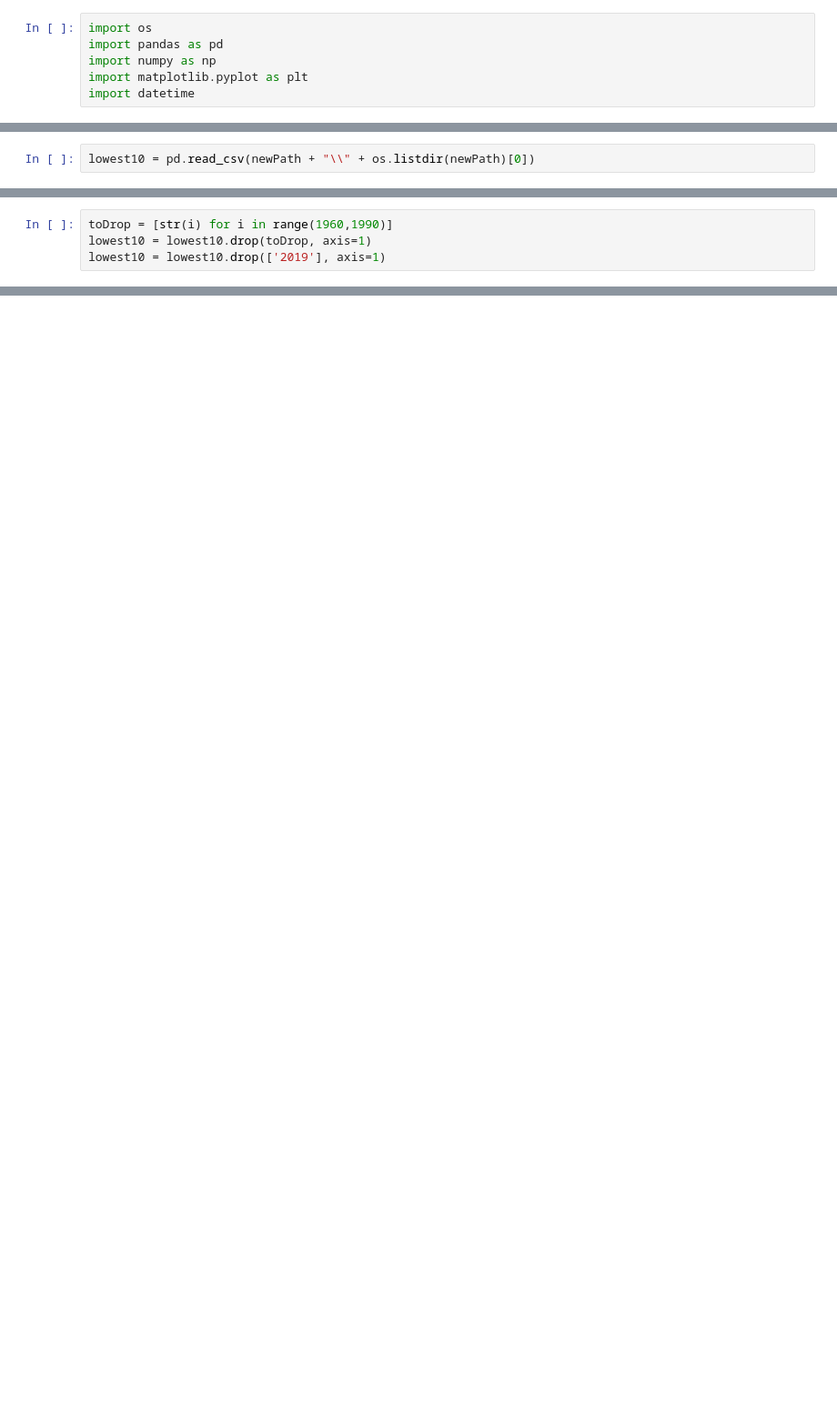
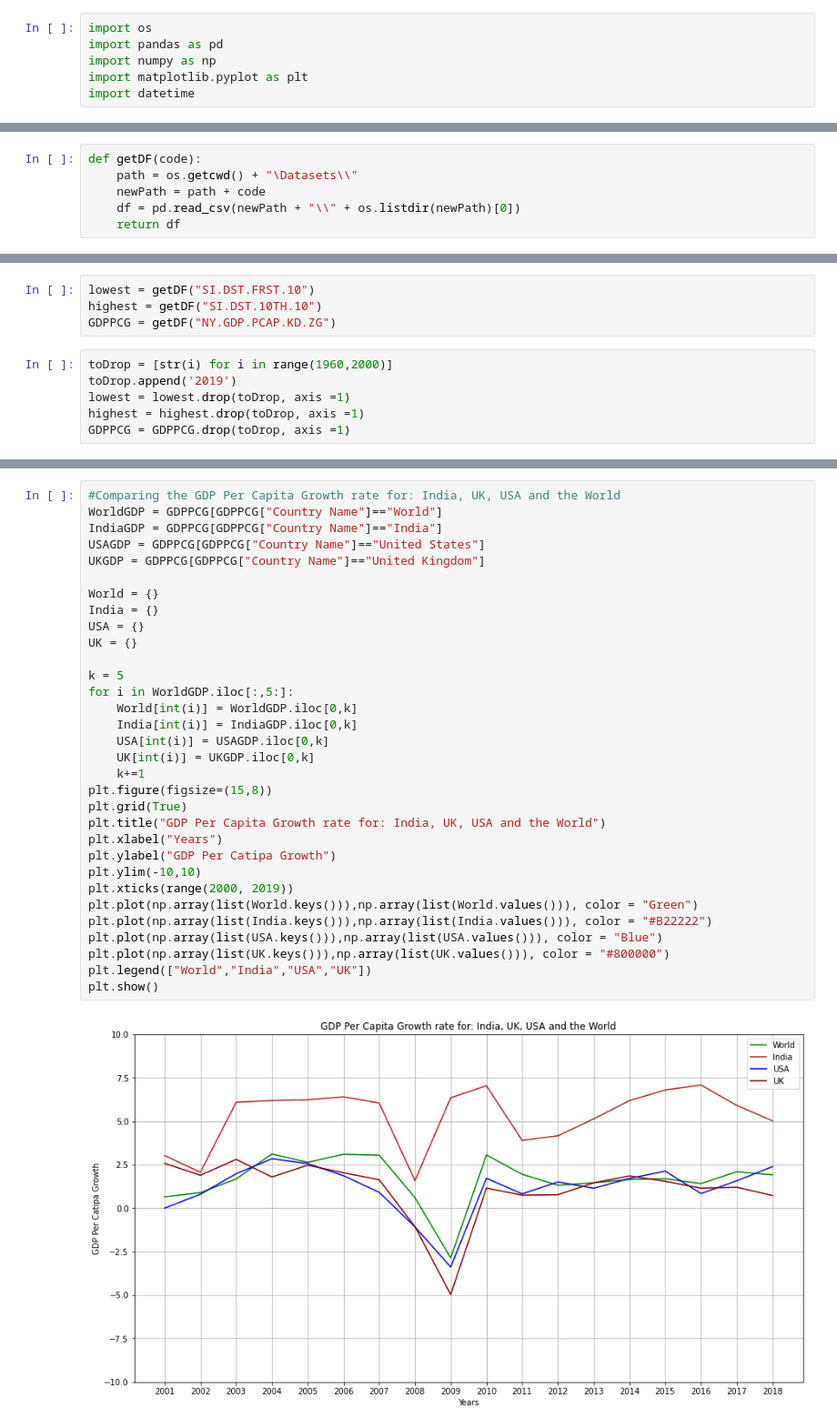
Before and after one commit to Raksha-Ramesh/wdi-econ-analysis, a Jupyter notebook: IncomeShareAndGDP.ipynb, the cells around one changed output, grey strips where cells are left out. Shown at 91% size. Drawn from its saved outputs; the diff is of its cells as text; blank space fills up the shorter version.

```diff
--- a/IncomeShareAndGDP.ipynb
+++ b/IncomeShareAndGDP.ipynb
@@ -39,3 +7,7 @@ os.listdir(newPath)[0]
 # %%
-lowest10 = pd.read_csv(newPath + "\\" + os.listdir(newPath)[0])
+def getDF(code):
+    path = os.getcwd() + "\Datasets\\"
+    newPath = path + code
+    df = pd.read_csv(newPath + "\\" + os.listdir(newPath)[0])
+    return df
 # %%
@@ -47,5 +19,11 @@ def finding_PercentageMissing(lowest10,n):
     return rslt_df
+# %%
+lowest = getDF("SI.DST.FRST.10")
+highest = getDF("SI.DST.10TH.10")
+GDPPCG = getDF("NY.GDP.PCAP.KD.ZG")
 # %%
-toDrop = [str(i) for i in range(1960,1990)]
-lowest10 = lowest10.drop(toDrop, axis=1)
-lowest10 = lowest10.drop(['2019'], axis=1)
+toDrop = [str(i) for i in range(1960,2000)]
+toDrop.append('2019')
+lowest = lowest.drop(toDrop, axis =1)
+highest = highest.drop(toDrop, axis =1)
+GDPPCG = GDPPCG.drop(toDrop, axis =1)
@@ -71,0 +79,34 @@ print(finding_PercentageMissing(lowest10,70))
+# %%
+#Comparing the GDP Per Capita Growth rate for: India, UK, USA and the World
+WorldGDP = GDPPCG[GDPPCG["Country Name"]=="World"]
+IndiaGDP = GDPPCG[GDPPCG["Country Name"]=="India"]
+USAGDP = GDPPCG[GDPPCG["Country Name"]=="United States"]
+UKGDP = GDPPCG[GDPPCG["Country Name"]=="United Kingdom"]
+
+World = {}
+India = {}
+USA = {}
+UK = {}
+
+k = 5
+for i in WorldGDP.iloc[:,5:]:
+    World[int(i)] = WorldGDP.iloc[0,k]
+    India[int(i)] = IndiaGDP.iloc[0,k]
+    USA[int(i)] = USAGDP.iloc[0,k]
+    UK[int(i)] = UKGDP.iloc[0,k]
+    k+=1
+plt.figure(figsize=(15,8))
+plt.grid(True)
+plt.title("GDP Per Capita Growth rate for: India, UK, USA and the World")
+plt.xlabel("Years")
+plt.ylabel("GDP Per Catipa Growth")
+plt.ylim(-10,10)
+plt.xticks(range(2000, 2019))
+plt.plot(np.array(list(World.keys())),np.array(list(World.values())), color = "Green")
+plt.plot(np.array(list(India.keys())),np.array(list(India.values())), color = "#B22222")
+plt.plot(np.array(list(USA.keys())),np.array(list(USA.values())), color = "Blue")
+plt.plot(np.array(list(UK.keys())),np.array(list(UK.values())), color = "#800000")
+plt.legend(["World","India","USA","UK"])
+plt.show()
+# %% [output]
+[figure, added]
```
Also changed, not shown: parts of 10 cells of this notebook.
